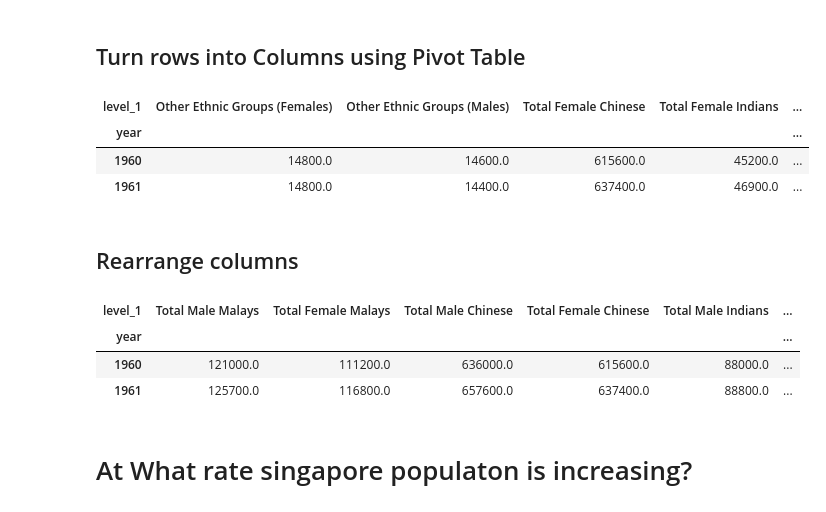
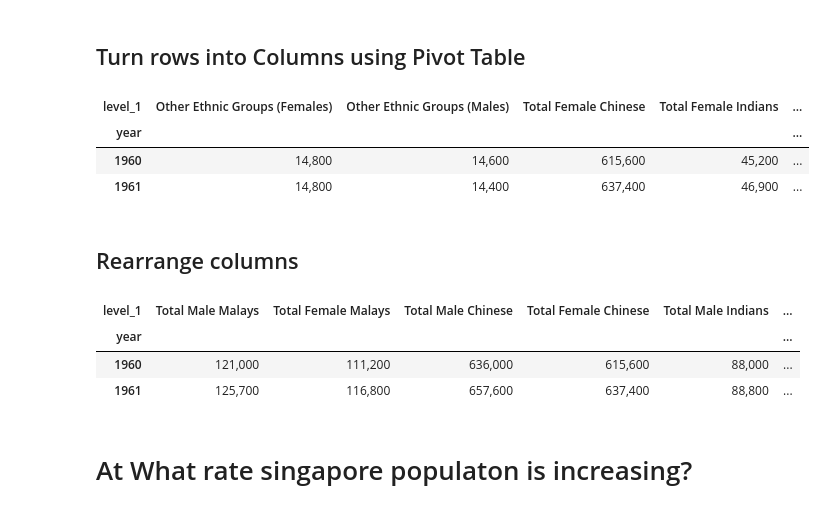
Before and after one commit to zenbaei/Data_Stats_Practice, a Jupyter notebook: singapore_cs.ipynb, the cells around one changed output. Cells and saved outputs as stored; diff of their text form; code cells hidden in the pictures.

```diff
--- a/singapore_cs.ipynb
+++ b/singapore_cs.ipynb
@@ -49,12 +50,13 @@ df.head(10)
 ## Turn rows into Columns using Pivot Table
 # %%
 pvt = df.pivot_table(index='year', columns='level_1', values='value')
+pd.options.display.float_format = '{:,.0f}'.format  #None
 pvt.head(2)
 # %% [output]
 | level_1 | Other Ethnic Groups (Females) | Other Ethnic Groups (Males) | Total Female Chinese | Total Female Indians | ... |
 | year |  |  |  |  | ... |
-| 1960 | 14800.0 | 14600.0 | 615600.0 | 45200.0 | ... |
-| 1961 | 14800.0 | 14400.0 | 637400.0 | 46900.0 | ... |
+| 1960 | 14,800 | 14,600 | 615,600 | 45,200 | ... |
+| 1961 | 14,800 | 14,400 | 637,400 | 46,900 | ... |
 # %% [markdown]
 ## Rearrange columns
 # %%
@@ -64,8 +66,8 @@ pvt.head(2)
 # %% [output]
 | level_1 | Total Male Malays | Total Female Malays | Total Male Chinese | Total Female Chinese | Total Male Indians | ... |
 | year |  |  |  |  |  | ... |
-| 1960 | 121000.0 | 111200.0 | 636000.0 | 615600.0 | 88000.0 | ... |
-| 1961 | 125700.0 | 116800.0 | 657600.0 | 637400.0 | 88800.0 | ... |
+| 1960 | 121,000 | 111,200 | 636,000 | 615,600 | 88,000 | ... |
+| 1961 | 125,700 | 116,800 | 657,600 | 637,400 | 88,800 | ... |
 # %% [markdown]
 # At What rate singapore populaton is increasing?
 # %%
```
Also changed, not shown: parts of 11 cells of this notebook.
